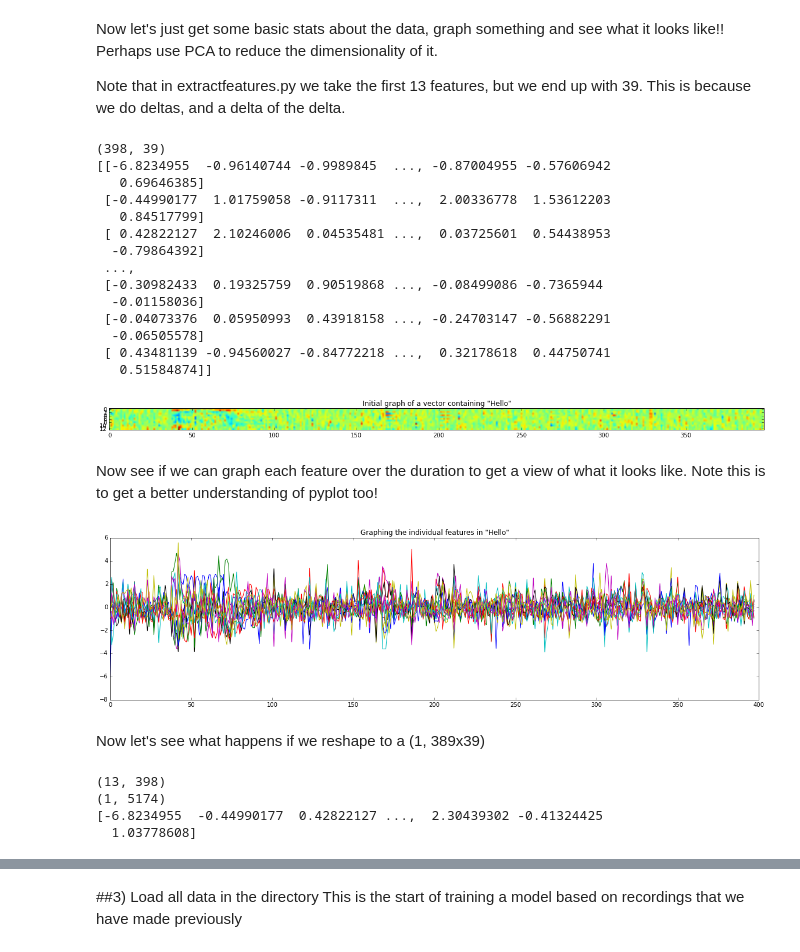
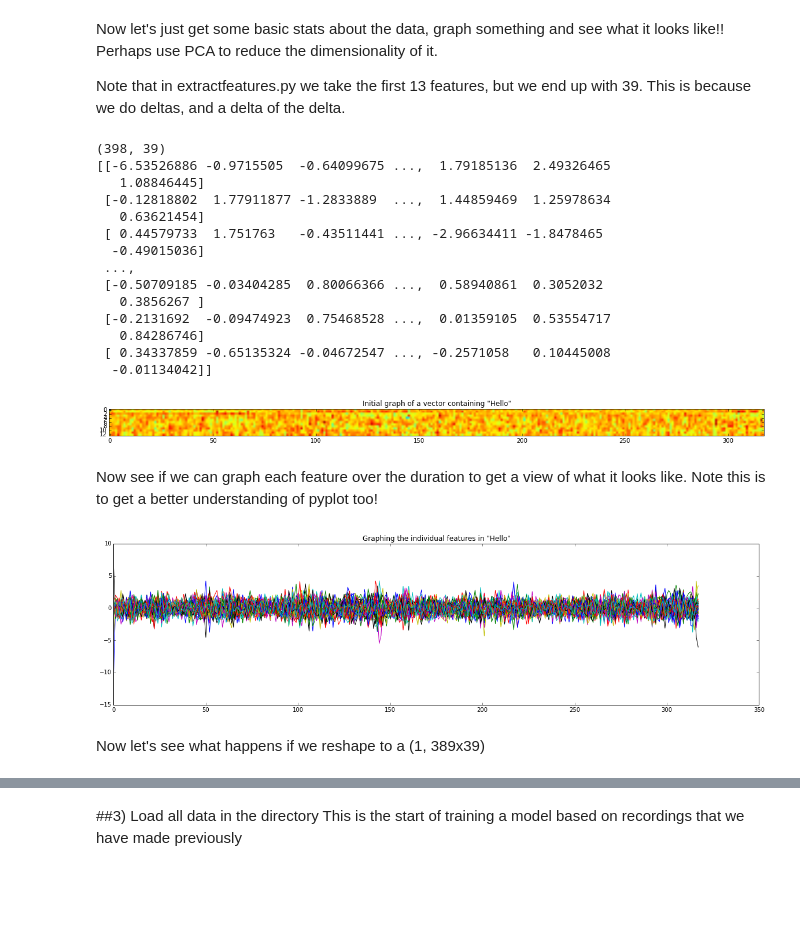
Before and after one commit to markstrefford/pyaudiorecognition, a Jupyter notebook: audio_research_code.ipynb, the cells around one changed output, grey strips where cells are left out. Drawn from its saved outputs; the diff is of its cells as text; code cells hidden in the pictures; blank space fills up the shorter version.

Commit message:
Continuing graphing functions
Refactored code to add graphing and reshaping functions.
Working on trying to create a data set in memory for training on
using numpy arrays or pandas dataframes

```diff
--- a/audio_research_code.ipynb
+++ b/audio_research_code.ipynb
@@ -128,7 +128,7 @@ Writing features to features.data/features-1460958813.67.data
 ##2b) Load features from an existing file
 Currently allow loading a single file at a time, but will move to directory loading later to allow training and testing
 # %%
-filename="features-1460958813.67.data"  #Need to manually set the filename to load
+filename="features-1460954637.68.data"  #Need to manually set the filename to load
 directory="./features.data"
 
 features_filename=directory + "/" + filename
@@ -143,19 +143,19 @@ print features.shape
 print features
 # %% [output]
 (398, 39)
-[[-6.8234955  -0.96140744 -0.9989845  ..., -0.87004955 -0.57606942
-   0.69646385]
- [-0.44990177  1.01759058 -0.9117311  ...,  2.00336778  1.53612203
-   0.84517799]
- [ 0.42822127  2.10246006  0.04535481 ...,  0.03725601  0.54438953
-  -0.79864392]
+[[-6.53526886 -0.9715505  -0.64099675 ...,  1.79185136  2.49326465
+   1.08846445]
+ [-0.12818802  1.77911877 -1.2833889  ...,  1.44859469  1.25978634
+   0.63621454]
+ [ 0.44579733  1.751763   -0.43511441 ..., -2.96634411 -1.8478465
+  -0.49015036]
  ...,
- [-0.30982433  0.19325759  0.90519868 ..., -0.08499086 -0.7365944
-  -0.01158036]
- [-0.04073376  0.05950993  0.43918158 ..., -0.24703147 -0.56882291
-  -0.06505578]
- [ 0.43481139 -0.94560027 -0.84772218 ...,  0.32178618  0.44750741
-   0.51584874]]
+ [-0.50709185 -0.03404285  0.80066366 ...,  0.58940861  0.3052032
+   0.3856267 ]
+ [-0.2131692  -0.09474923  0.75468528 ...,  0.01359105  0.53554717
+   0.84286746]
+ [ 0.34337859 -0.65135324 -0.04672547 ..., -0.2571058   0.10445008
+  -0.01134042]]
 # %%
 import matplotlib.pyplot as plt
 
@@ -174,30 +174,22 @@ plt.title('Initial graph of a vector containing "Hello"')
 plt.show()
 plt.close()
 # %% [output]
-[figure, old version]
+[figure, new version]
 # %% [markdown]
 Now see if we can graph each feature over the duration to get a view of what it looks like.
 Note this is to get a better understanding of pyplot too!
 # %%
+features_t = features.transpose()    # Let's use all of the features this time (including deltas and delta-deltas)
+
 plt.figure(figsize=(20,5))
 plt.clf()
 x=np.arange(0,389)
 for f in features_t:
     plt.plot(f)
 plt.title('Graphing the individual features in "Hello"')
 plt.show()
 plt.close()
 # %% [output]
-[figure, old version]
+[figure, new version]
 # %% [markdown]
 Now let's see what happens if we reshape to a (1, 389x39)
-# %%
-print features_t.shape
-features_vector = features_t.reshape(-1, 398 * 13)
-print features_vector.shape
-print features_vector[0]
-# %% [output]
-(13, 398)
-(1, 5174)
-[-6.8234955  -0.44990177  0.42822127 ...,  2.30439302 -0.41324425
-  1.03778608]
```
Also changed, not shown: parts of 10 cells of this notebook.
